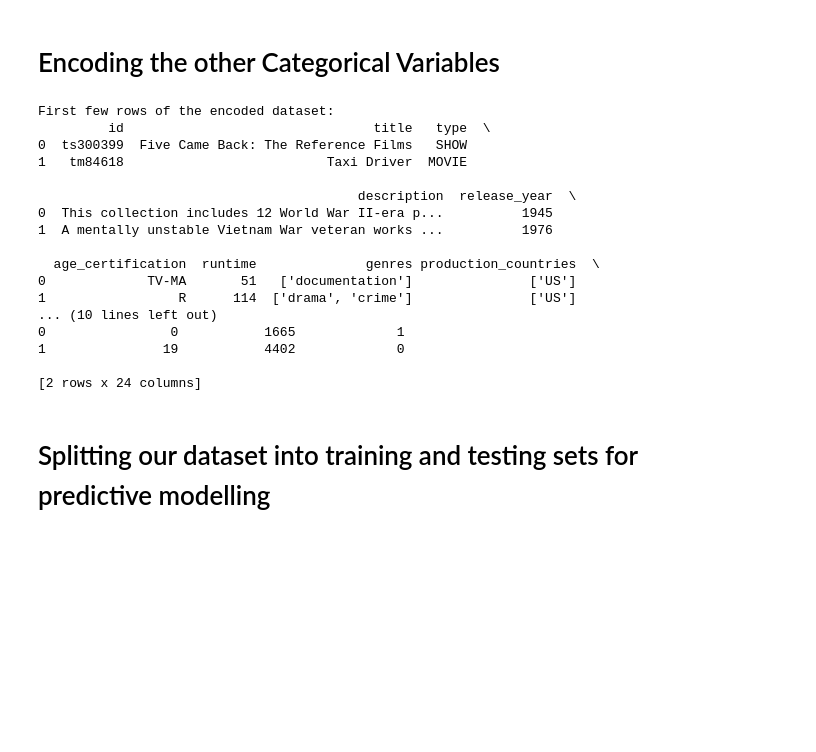
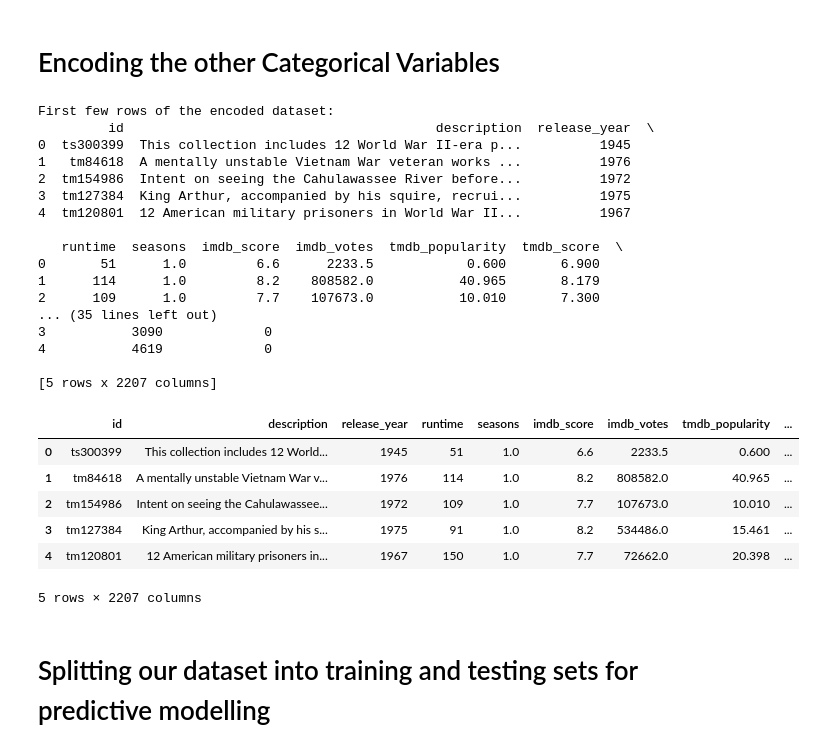
Before and after one commit to gladyswambura/The-Netflix-Oracle-Predicting-Your-Next-Favorite-, a Jupyter notebook: the-netflix-oracle-predicting-your-next-favorite.ipynb, the cells around one changed output. Cells and saved outputs as stored; diff of their text form; code cells hidden in the pictures; blank space fills up the shorter version.

```diff
--- a/the-netflix-oracle-predicting-your-next-favorite.ipynb
+++ b/the-netflix-oracle-predicting-your-next-favorite.ipynb
@@ -648,32 +648,50 @@ from sklearn.preprocessing import LabelEncoder
 # Initialize LabelEncoder
 label_encoder = LabelEncoder()
 
-# Perform label encoding for 'imdb_id', 'title', and 'type' columns
-df['imdb_id_encoded'] = label_encoder.fit_transform(df['imdb_id'])
-df['title_encoded'] = label_encoder.fit_transform(df['title'])
-df['type_encoded'] = label_encoder.fit_transform(df['type'])
+# Convert categorical variables into numerical format using one-hot encoding
+data_encoded = pd.get_dummies(df, columns=['age_certification', 'genres', 'production_countries'])
+
+# Columns to encode
+columns_to_encode = ['imdb_id', 'title', 'type']
+
+# Perform label encoding for each column
+for column in columns_to_encode:
+    data_encoded[column + '_encoded'] = label_encoder.fit_transform(df[column])
+
+# Drop the original categorical columns
+data_encoded.drop(columns=columns_to_encode, inplace=True)
 
 # Display the first few rows of the encoded dataset
 print("First few rows of the encoded dataset:")
-print(df.head(2))
+print(data_encoded.head())
 # %% [output]
 First few rows of the encoded dataset:
-         id                                title   type  \
-0  ts300399  Five Came Back: The Reference Films   SHOW
-1   tm84618                          Taxi Driver  MOVIE
+         id                                        description  release_year  \
+0  ts300399  This collection includes 12 World War II-era p...          1945
+1   tm84618  A mentally unstable Vietnam War veteran works ...          1976
+2  tm154986  Intent on seeing the Cahulawassee River before...          1972
+3  tm127384  King Arthur, accompanied by his squire, recrui...          1975
+4  tm120801  12 American military prisoners in World War II...          1967
 
-                                         description  release_year  \
-0  This collection includes 12 World War II-era p...          1945
-1  A mentally unstable Vietnam War veteran works ...          1976
+   runtime  seasons  imdb_score  imdb_votes  tmdb_popularity  tmdb_score  \
+0       51      1.0         6.6      2233.5            0.600       6.900
+1      114      1.0         8.2    808582.0           40.965       8.179
+2      109      1.0         7.7    107673.0           10.010       7.300
+... (35 lines left out)
+3           3090             0
+4           4619             0
 
-  age_certification  runtime              genres production_countries  \
-0             TV-MA       51   ['documentation']               ['US']
-1                 R      114  ['drama', 'crime']               ['US']
-... (10 lines left out)
-0                0           1665             1
-1               19           4402             0
-
-[2 rows x 24 columns]
+[5 rows x 2207 columns]
+# %%
+data_encoded.head()
+# %% [output]
+|  | id | description | release_year | runtime | seasons | imdb_score | imdb_votes | tmdb_popularity | ... |
+| 0 | ts300399 | This collection includes 12 World... | 1945 | 51 | 1.0 | 6.6 | 2233.5 | 0.600 | ... |
+| 1 | tm84618 | A mentally unstable Vietnam War v... | 1976 | 114 | 1.0 | 8.2 | 808582.0 | 40.965 | ... |
+| 2 | tm154986 | Intent on seeing the Cahulawassee... | 1972 | 109 | 1.0 | 7.7 | 107673.0 | 10.010 | ... |
+| 3 | tm127384 | King Arthur, accompanied by his s... | 1975 | 91 | 1.0 | 8.2 | 534486.0 | 15.461 | ... |
+| 4 | tm120801 | 12 American military prisoners in... | 1967 | 150 | 1.0 | 7.7 | 72662.0 | 20.398 | ... |
+5 rows × 2207 columns
 # %% [markdown]
 # Splitting our dataset into training and testing sets for predictive modelling
 # %% [markdown]
```
Also changed, not shown: parts of 2 cells of this notebook.
